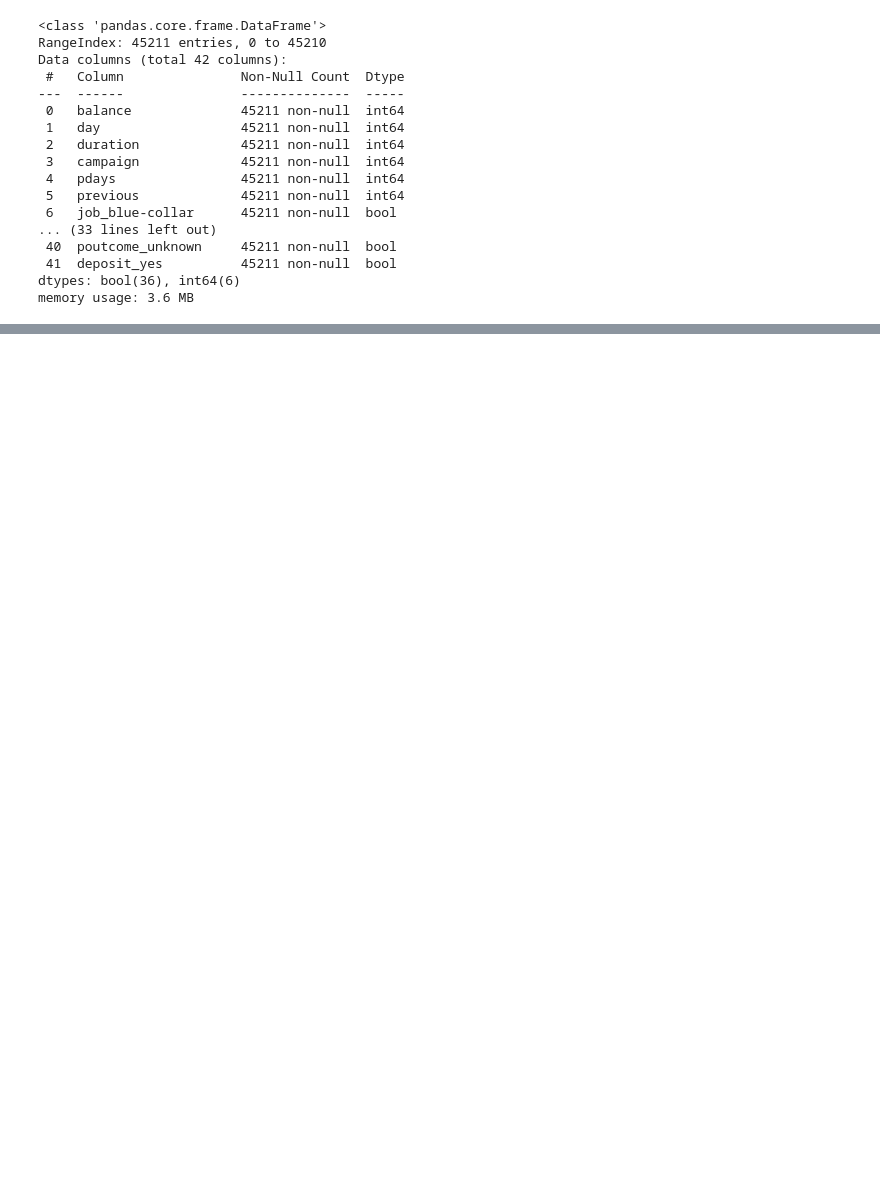
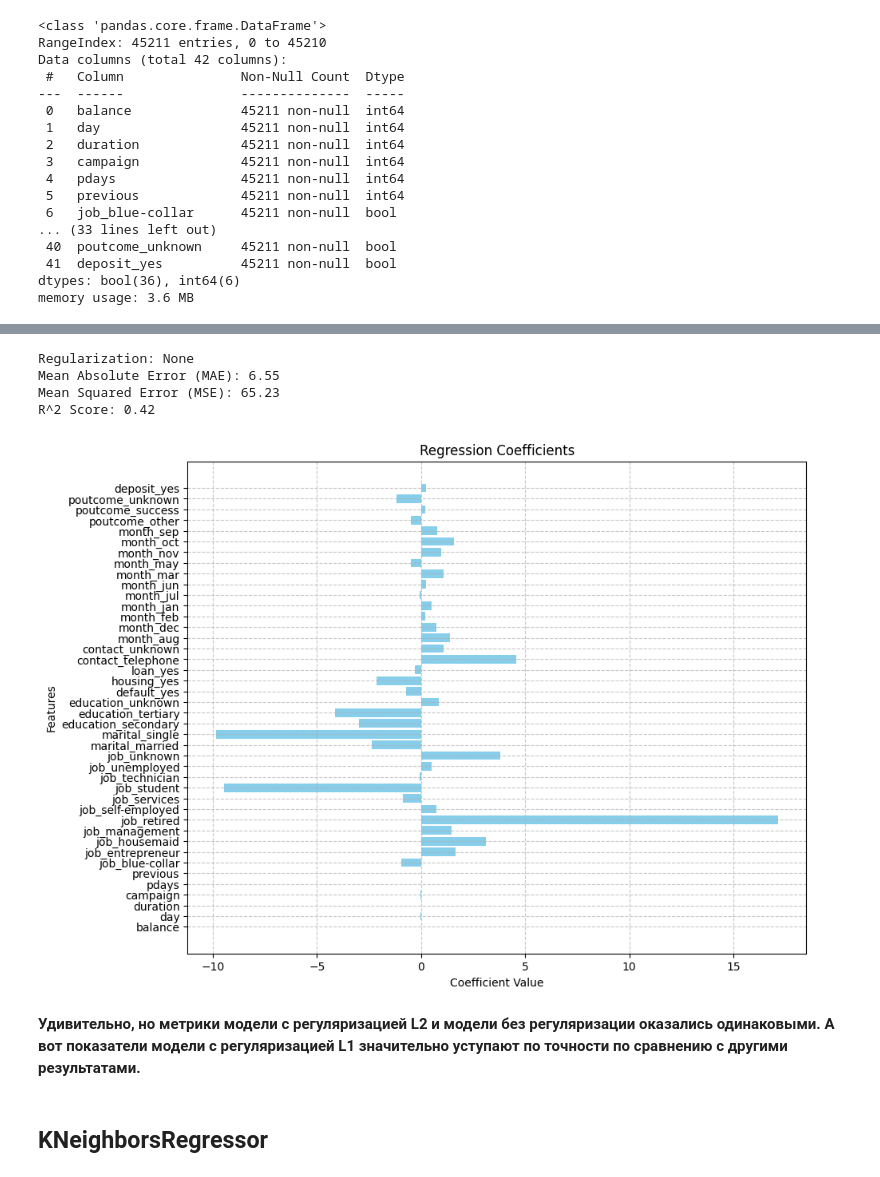
Before and after one commit to SirvavialTAG/MachineLearning, a Jupyter notebook: Lab5.ipynb, the cells around one changed output, grey strips where cells are left out. Cells and saved outputs as stored; diff of their text form; code cells hidden in the pictures; blank space fills up the shorter version.

```diff
--- a/Lab5.ipynb
+++ b/Lab5.ipynb
@@ -278,0 +517,17 @@ memory usage: 3.6 MB
+# %%
+# Без регуляризации
+model, _, _, _, _  = resolve_regression(X, y, regularization=None)
+None
+
+# Визуализация коэффициентов регрессии
+plot_regression_coefficients(model, X.columns)
+# %% [output]
+Regularization: None
+Mean Absolute Error (MAE): 6.55
+Mean Squared Error (MSE): 65.23
+R^2 Score: 0.42
+[figure, added]
+# %% [markdown]
+**Удивительно, но метрики модели с регуляризацией L2 и модели без регуляризации оказались одинаковыми. А вот показатели модели с регуляризацией L1 значительно уступают по точности по сравнению с другими результатами.**
+# %% [markdown]
+## KNeighborsRegressor
```
Also changed, not shown: parts of 35 cells of this notebook.
